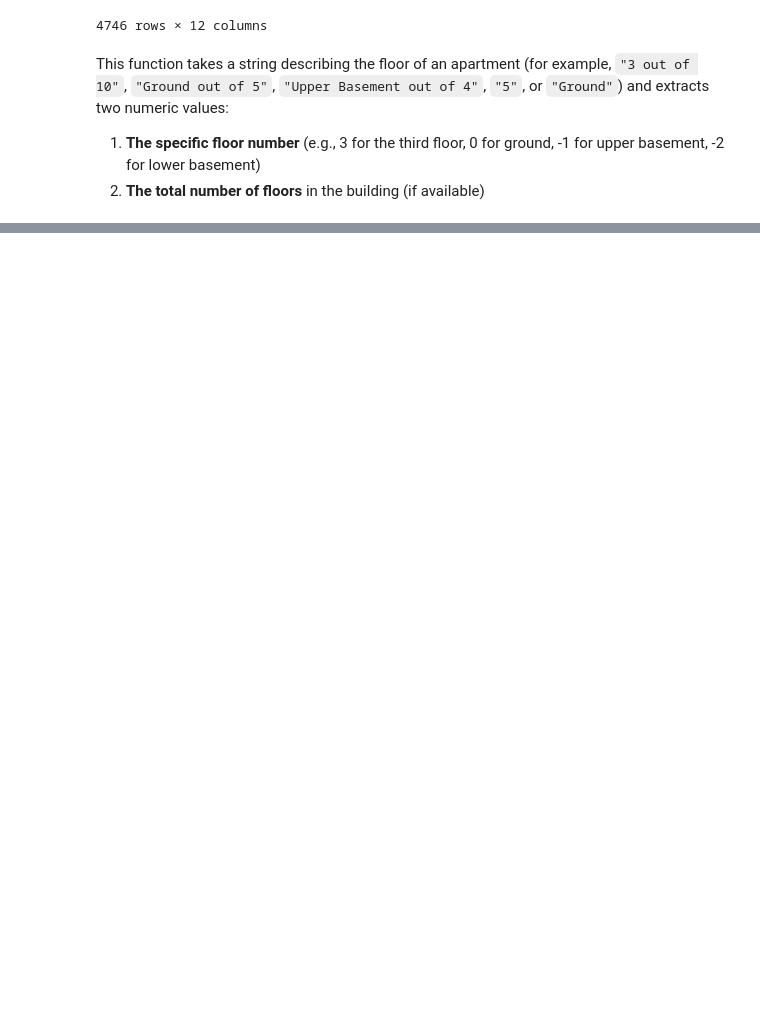
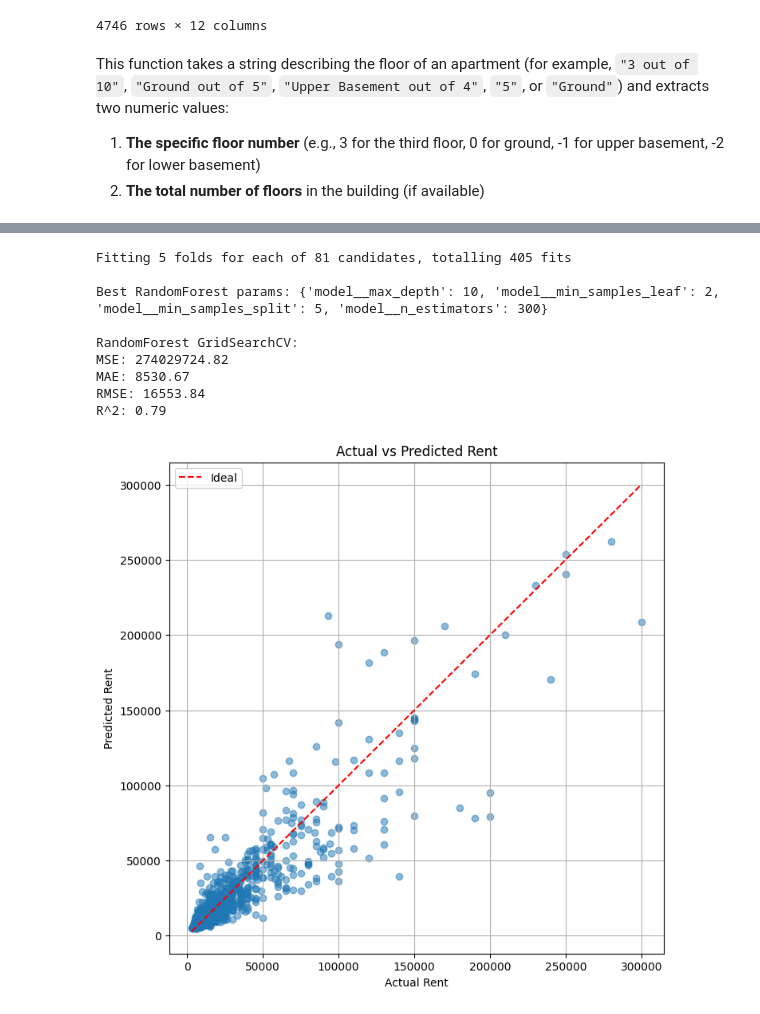
Before and after one commit to Andrej132/House_Rent_Predictions, a Jupyter notebook: notebooks/EDA_&_Modeling.ipynb, the cells around one changed output, grey strips where cells are left out. Saved outputs shown, nothing was run; the diff lists cells and outputs as text; code cells hidden in the pictures; blank space fills up the shorter version.

```diff
--- a/notebooks/EDA_&_Modeling.ipynb
+++ b/notebooks/EDA_&_Modeling.ipynb
@@ -806,0 +703,2 @@ R^2: 0.87
+# %%
+df = df[df['Point of Contact'] != 'Contact Builder']
@@ -806,0 +746,8 @@ R^2: 0.87
+# %%
+X_train['log_Size'] = np.log1p(X_train['Size'])
+X_test['log_Size'] = np.log1p(X_test['Size'])
+X_train = X_train.drop(columns=['Size'])
+X_test = X_test.drop(columns=['Size'])
+
+y_train_log = np.log1p(y_train)
+y_test_log = np.log1p(y_test)
@@ -806,0 +874,31 @@ R^2: 0.87
+# %%
+rf_pipe = Pipeline([
+    ('pre', preprocessor),
+    ('model', RandomForestRegressor(random_state=42))
+])
+
+rf_param_grid = {
+    'model__n_estimators': [100, 200,300],
+    'model__max_depth': [None, 10, 20],
+    'model__min_samples_split': [2, 5, 8],
+    'model__min_samples_leaf': [1, 2, 5]
+}
+
+rf_gs = GridSearchCV(rf_pipe, rf_param_grid, cv=5, n_jobs=-1, scoring='neg_mean_squared_error', verbose=2)
+rf_gs.fit(X_train, y_train_log)
+
+print("\nBest RandomForest params:", rf_gs.best_params_)
+print("\nRandomForest GridSearchCV:")
+y_true, y_pred = evaluate_model(rf_gs.best_estimator_, X_test, y_test)
+plot_actual_vs_predicted(y_true, y_pred)
+# %% [output]
+Fitting 5 folds for each of 81 candidates, totalling 405 fits
+
+Best RandomForest params: {'model__max_depth': 10, 'model__min_samples_leaf': 2, 'model__min_samples_split': 5, 'model__n_estimators': 300}
+
+RandomForest GridSearchCV:
+MSE: 274029724.82
+MAE: 8530.67
+RMSE: 16553.84
+R^2: 0.79
+[figure, added]
```
Also changed, not shown: parts of 38 cells of this notebook, 24 other files.
